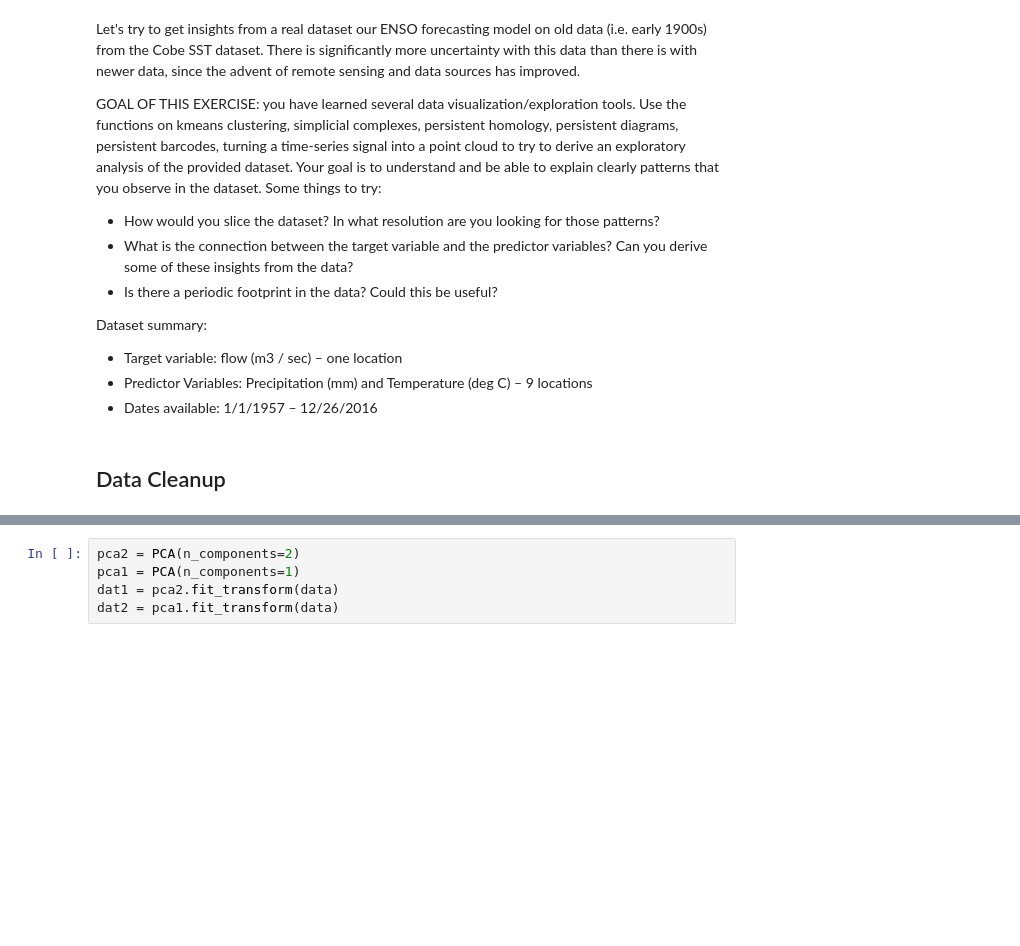
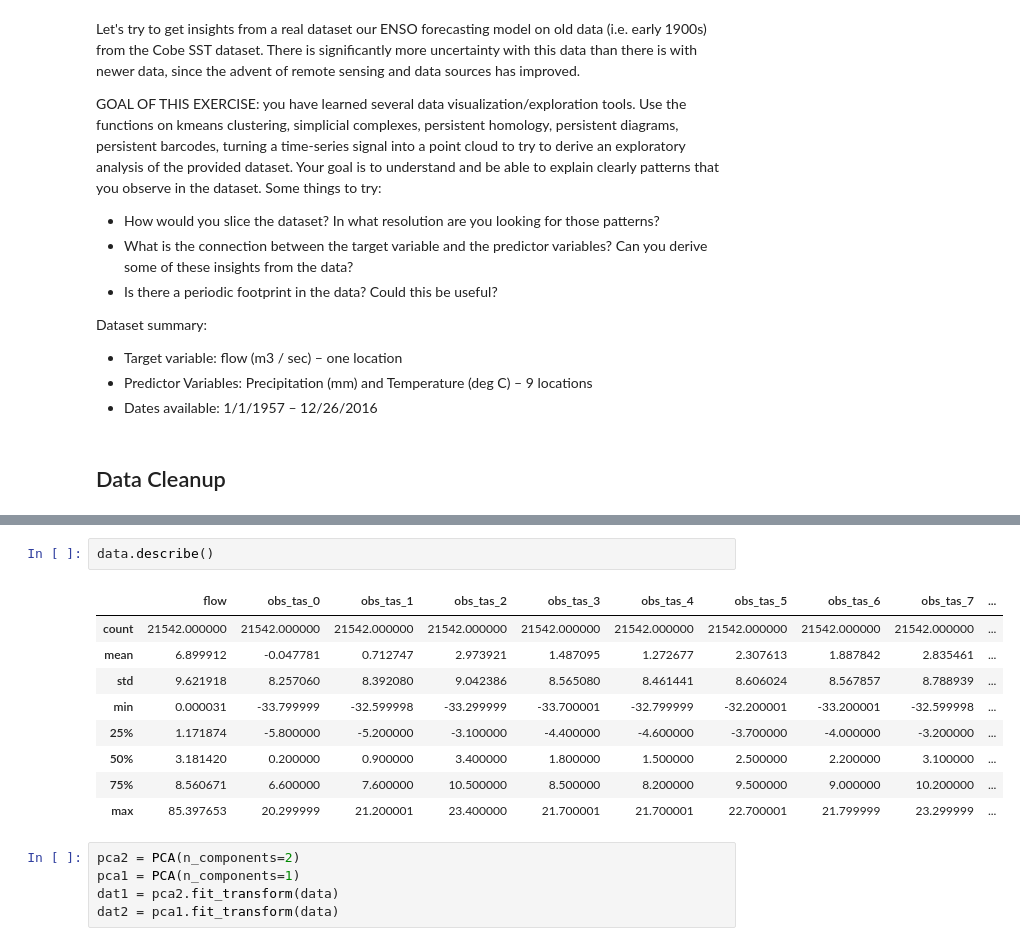
Before and after one commit to WizenPainter/reto-ma2007b, a Jupyter notebook: noaa_ai_workshop/IntroNotebooks/05 - Challenge.ipynb, the cells around one changed output, grey strips where cells are left out. Drawn from its saved outputs; the diff is of its cells as text; blank space fills up the shorter version.

```diff
--- a/noaa_ai_workshop/IntroNotebooks/05 - Challenge.ipynb
+++ b/noaa_ai_workshop/IntroNotebooks/05 - Challenge.ipynb
@@ -39,3 +65,15 @@ data = pd.concat([data, df5], axis=1, join='inner')
+# %%
+data.describe()
+# %% [output]
+|  | flow | obs_tas_0 | obs_tas_1 | obs_tas_2 | obs_tas_3 | obs_tas_4 | obs_tas_5 | obs_tas_6 | obs_tas_7 | ... |
+| count | 21542.000000 | 21542.000000 | 21542.000000 | 21542.000000 | 21542.000000 | 21542.000000 | 21542.000000 | 21542.000000 | 21542.000000 | ... |
+| mean | 6.899912 | -0.047781 | 0.712747 | 2.973921 | 1.487095 | 1.272677 | 2.307613 | 1.887842 | 2.835461 | ... |
+| std | 9.621918 | 8.257060 | 8.392080 | 9.042386 | 8.565080 | 8.461441 | 8.606024 | 8.567857 | 8.788939 | ... |
+| min | 0.000031 | -33.799999 | -32.599998 | -33.299999 | -33.700001 | -32.799999 | -32.200001 | -33.200001 | -32.599998 | ... |
+| 25% | 1.171874 | -5.800000 | -5.200000 | -3.100000 | -4.400000 | -4.600000 | -3.700000 | -4.000000 | -3.200000 | ... |
+| 50% | 3.181420 | 0.200000 | 0.900000 | 3.400000 | 1.800000 | 1.500000 | 2.500000 | 2.200000 | 3.100000 | ... |
+| 75% | 8.560671 | 6.600000 | 7.600000 | 10.500000 | 8.500000 | 8.200000 | 9.500000 | 9.000000 | 10.200000 | ... |
+| max | 85.397653 | 20.299999 | 21.200001 | 23.400000 | 21.700001 | 21.700001 | 22.700001 | 21.799999 | 23.299999 | ... |
 # %%
 pca2 = PCA(n_components=2)
 pca1 = PCA(n_components=1)
```
Also changed, not shown: parts of 5 cells of this notebook.
